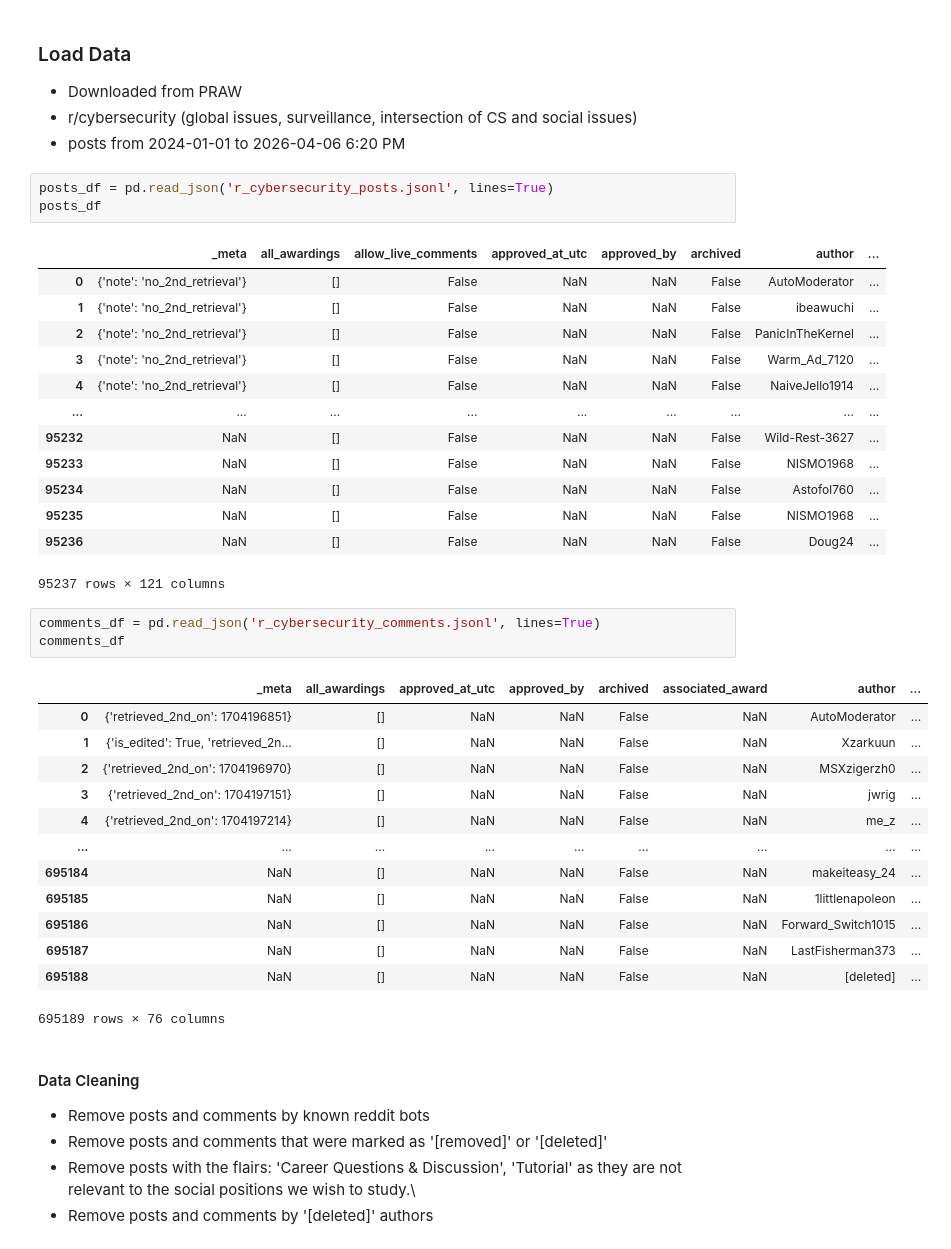
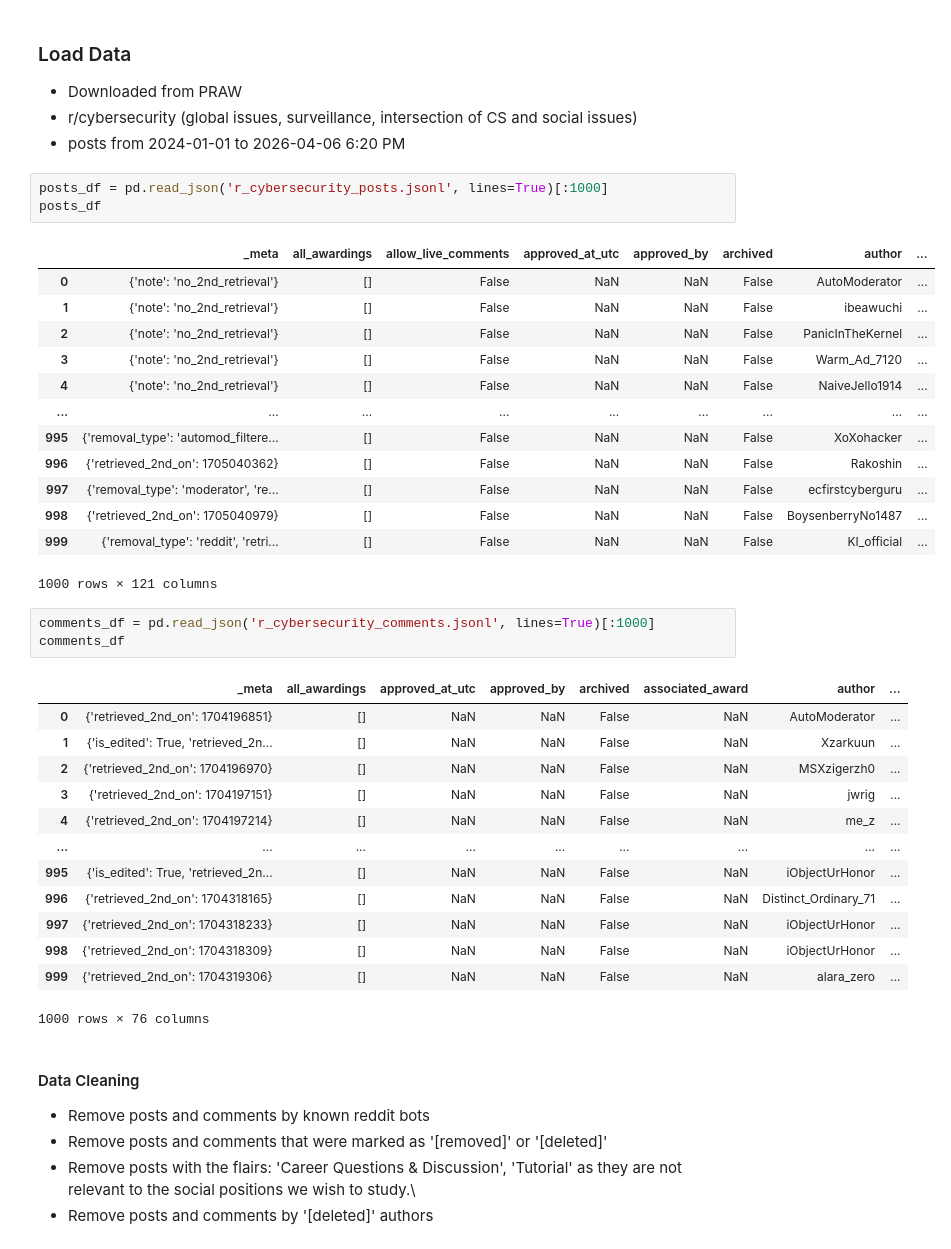
Before and after one commit to Rupository/SecInfo, a Jupyter notebook: AppSetup.ipynb, the cells around one changed output. Cells and saved outputs as stored; diff of their text form.

```diff
--- a/AppSetup.ipynb
+++ b/AppSetup.ipynb
@@ -16,24 +16,24 @@ from tqdm.auto import tqdm
 - r/cybersecurity (global issues, surveillance, intersection of CS and social issues)
 - posts from 2024-01-01 to 2026-04-06 6:20 PM
 # %%
-posts_df = pd.read_json('r_cybersecurity_posts.jsonl', lines=True)
+posts_df = pd.read_json('r_cybersecurity_posts.jsonl', lines=True)[:1000]
 posts_df
 # %% [output]
 |  | _meta | all_awardings | allow_live_comments | approved_at_utc | approved_by | archived | author | ... |
 | 0 | {'note': 'no_2nd_retrieval'} | [] | False | NaN | NaN | False | AutoModerator | ... |
 | 1 | {'note': 'no_2nd_retrieval'} | [] | False | NaN | NaN | False | ibeawuchi | ... |
 | 2 | {'note': 'no_2nd_retrieval'} | [] | False | NaN | NaN | False | PanicInTheKernel | ... |
 | 3 | {'note': 'no_2nd_retrieval'} | [] | False | NaN | NaN | False | Warm_Ad_7120 | ... |
 | 4 | {'note': 'no_2nd_retrieval'} | [] | False | NaN | NaN | False | NaiveJello1914 | ... |
 | ... | ... | ... | ... | ... | ... | ... | ... | ... |
-| 95232 | NaN | [] | False | NaN | NaN | False | Wild-Rest-3627 | ... |
-| 95233 | NaN | [] | False | NaN | NaN | False | NISMO1968 | ... |
-| 95234 | NaN | [] | False | NaN | NaN | False | Astofol760 | ... |
-| 95235 | NaN | [] | False | NaN | NaN | False | NISMO1968 | ... |
-| 95236 | NaN | [] | False | NaN | NaN | False | Doug24 | ... |
+| 995 | {'removal_type': 'automod_filtere... | [] | False | NaN | NaN | False | XoXohacker | ... |
+| 996 | {'retrieved_2nd_on': 1705040362} | [] | False | NaN | NaN | False | Rakoshin | ... |
+| 997 | {'removal_type': 'moderator', 're... | [] | False | NaN | NaN | False | ecfirstcyberguru | ... |
+| 998 | {'retrieved_2nd_on': 1705040979} | [] | False | NaN | NaN | False | BoysenberryNo1487 | ... |
+| 999 | {'removal_type': 'reddit', 'retri... | [] | False | NaN | NaN | False | KI_official | ... |
-95237 rows × 121 columns
+1000 rows × 121 columns
 # %%
-comments_df = pd.read_json('r_cybersecurity_comments.jsonl', lines=True)
+comments_df = pd.read_json('r_cybersecurity_comments.jsonl', lines=True)[:1000]
 comments_df
 # %% [output]
 |  | _meta | all_awardings | approved_at_utc | approved_by | archived | associated_award | author | ... |
@@ -43,12 +43,12 @@ comments_df
 | 3 | {'retrieved_2nd_on': 1704197151} | [] | NaN | NaN | False | NaN | jwrig | ... |
 | 4 | {'retrieved_2nd_on': 1704197214} | [] | NaN | NaN | False | NaN | me_z | ... |
 | ... | ... | ... | ... | ... | ... | ... | ... | ... |
-| 695184 | NaN | [] | NaN | NaN | False | NaN | makeiteasy_24 | ... |
-| 695185 | NaN | [] | NaN | NaN | False | NaN | 1littlenapoleon | ... |
-| 695186 | NaN | [] | NaN | NaN | False | NaN | Forward_Switch1015 | ... |
-| 695187 | NaN | [] | NaN | NaN | False | NaN | LastFisherman373 | ... |
-| 695188 | NaN | [] | NaN | NaN | False | NaN | [deleted] | ... |
+| 995 | {'is_edited': True, 'retrieved_2n... | [] | NaN | NaN | False | NaN | iObjectUrHonor | ... |
+| 996 | {'retrieved_2nd_on': 1704318165} | [] | NaN | NaN | False | NaN | Distinct_Ordinary_71 | ... |
+| 997 | {'retrieved_2nd_on': 1704318233} | [] | NaN | NaN | False | NaN | iObjectUrHonor | ... |
+| 998 | {'retrieved_2nd_on': 1704318309} | [] | NaN | NaN | False | NaN | iObjectUrHonor | ... |
+| 999 | {'retrieved_2nd_on': 1704319306} | [] | NaN | NaN | False | NaN | alara_zero | ... |
-695189 rows × 76 columns
+1000 rows × 76 columns
 # %% [markdown]
 #### Data Cleaning
 - Remove posts and comments by known reddit bots
```
Also changed, not shown: parts of 9 cells of this notebook.
